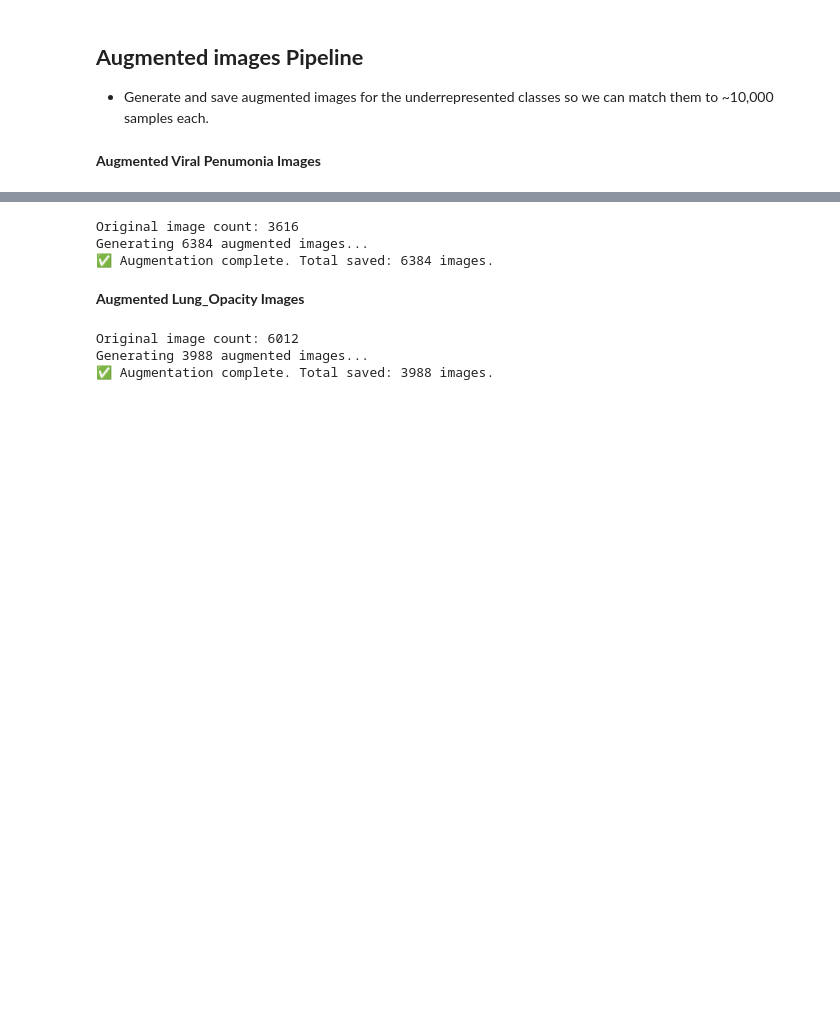
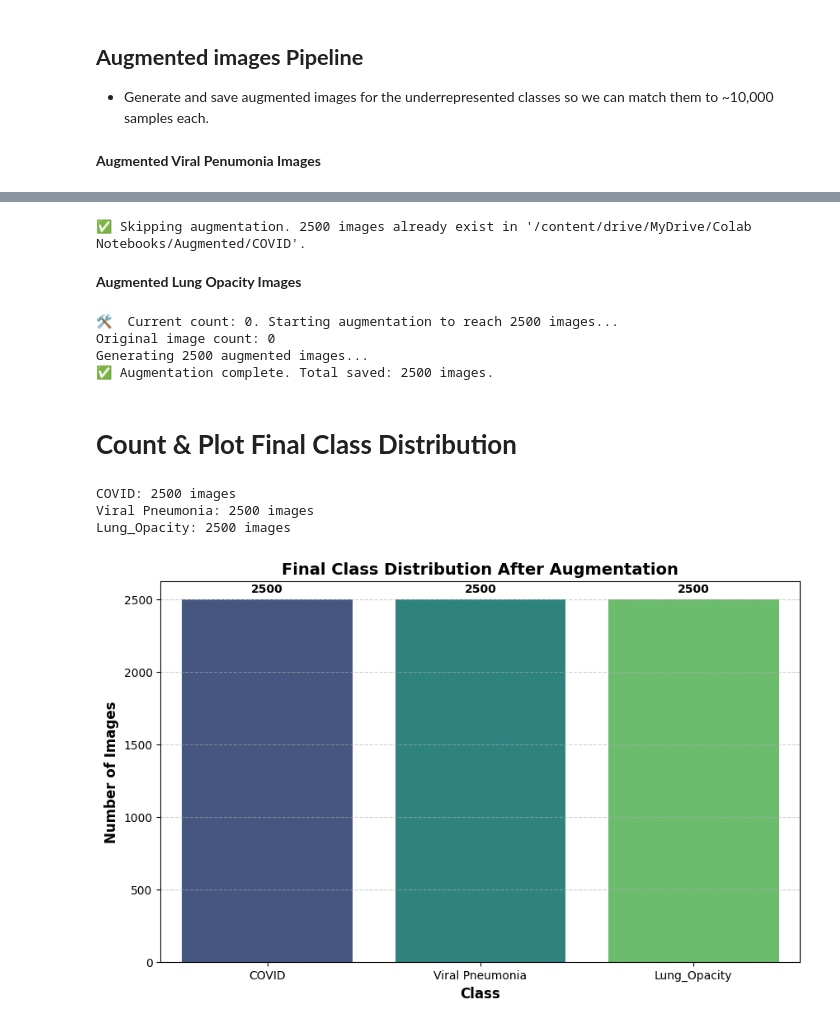
Before and after one commit to BehrozKhawar-23005633/MultiClass-Lung-Disease-Detection, a Jupyter notebook: Pneumonia_Detection.ipynb, the cells around one changed output, grey strips where cells are left out. Cells and saved outputs as stored; diff of their text form; code cells hidden in the pictures; blank space fills up the shorter version.

Commit message:
Reduced Augmented Images to 2500 Per Class

```diff
--- a/Pneumonia_Detection.ipynb
+++ b/Pneumonia_Detection.ipynb
@@ -660,22 +668,77 @@ Generating 6400 augmented images...
 # %%
+# === Configuration for COVID ===
 input_folder = "/content/drive/MyDrive/Colab Notebooks/COVID-19_Radiography_Dataset/COVID/images"
 output_folder = "/content/drive/MyDrive/Colab Notebooks/Augmented/COVID"
-augment_and_save_images(input_folder, output_folder, target_total, custom_augment_pipeline)
-target_total = 10000
+target_total = 2500
+
+# === Check if augmentation is needed ===
+current_count = len(os.listdir(output_folder)) if os.path.exists(output_folder) else 0
+
+if current_count >= target_total:
+    print(f"✅ Skipping augmentation. {current_count} images already exist in '{output_folder}'.")
+else:
+    print(f"🛠️  Current count: {current_count}. Starting augmentation to reach {target_total} images...")
+    augment_and_save_images(input_folder, output_folder, target_total, custom_augment_pipeline)
 # %% [output]
-Original image count: 3616
-Generating 6384 augmented images...
-✅ Augmentation complete. Total saved: 6384 images.
+✅ Skipping augmentation. 2500 images already exist in '/content/drive/MyDrive/Colab Notebooks/Augmented/COVID'.
 # %% [markdown]
-**Augmented Lung_Opacity Images**
+**Augmented Lung Opacity Images**
 # %%
-# OR for Lung Opacity
+# === Configuration for Lung Opacity ===
 input_folder = "/content/drive/MyDrive/Colab Notebooks/COVID-19_Radiography_Dataset/Lung_Opacity/images"
 output_folder = "/content/drive/MyDrive/Colab Notebooks/Augmented/Lung_Opacity"
+target_total = 2500
 
-target_total = 10000
-augment_and_save_images(input_folder, output_folder, target_total, custom_augment_pipeline)
+# === Check if augmentation is needed ===
+current_count = len(os.listdir(output_folder)) if os.path.exists(output_folder) else 0
+
+if current_count >= target_total:
+    print(f"✅ Skipping augmentation. {current_count} images already exist in '{output_folder}'.")
+else:
+    print(f"🛠️  Current count: {current_count}. Starting augmentation to reach {target_total} images...")
+    augment_and_save_images(input_folder, output_folder, target_total, custom_augment_pipeline)
 # %% [output]
-Original image count: 6012
-Generating 3988 augmented images...
-✅ Augmentation complete. Total saved: 3988 images.
+🛠️  Current count: 0. Starting augmentation to reach 2500 images...
+Original image count: 0
+Generating 2500 augmented images...
+✅ Augmentation complete. Total saved: 2500 images.
+# %% [markdown]
+# **Count & Plot Final Class Distribution**
+# %%
+# Path to augmented dataset
+augmented_path = "/content/drive/MyDrive/Colab Notebooks/Augmented"
+categories = ["COVID", "Viral Pneumonia", "Lung_Opacity"]
+
+# Count images in each folder
+image_counts = {}
+for category in categories:
+    class_path = os.path.join(augmented_path, category)
+    count = len([f for f in os.listdir(class_path) if f.lower().endswith(('.png', '.jpg'))])
+    image_counts[category] = count
+    print(f"{category}: {count} images")
+
+# Plotting
+def plot_augmented_distribution(counts_dict, save_path="augmented_distribution_plot.png"):
+    categories = list(counts_dict.keys())
+    counts = list(counts_dict.values())
+
+    plt.figure(figsize=(10, 6))
+    sns.barplot(x=categories, y=counts, hue=categories, palette="viridis", legend=False)
+
+    for i, count in enumerate(counts):
+        plt.text(i, count + 50, str(count), ha='center', fontweight='bold')
+
+    plt.title("Final Class Distribution After Augmentation", fontsize=14, fontweight='bold')
+    plt.xlabel("Class", fontsize=12, fontweight='bold')
+    plt.ylabel("Number of Images", fontsize=12, fontweight='bold')
+    plt.grid(axis='y', linestyle='--', alpha=0.6)
+    plt.savefig(save_path, dpi=300, bbox_inches="tight")
+    plt.show()
+
+# Call the function to plot
+plot_augmented_distribution(image_counts)
+# %% [output]
+COVID: 2500 images
+Viral Pneumonia: 2500 images
+Lung_Opacity: 2500 images
+[figure, added]
```
Also changed, not shown: parts of 9 cells of this notebook.
